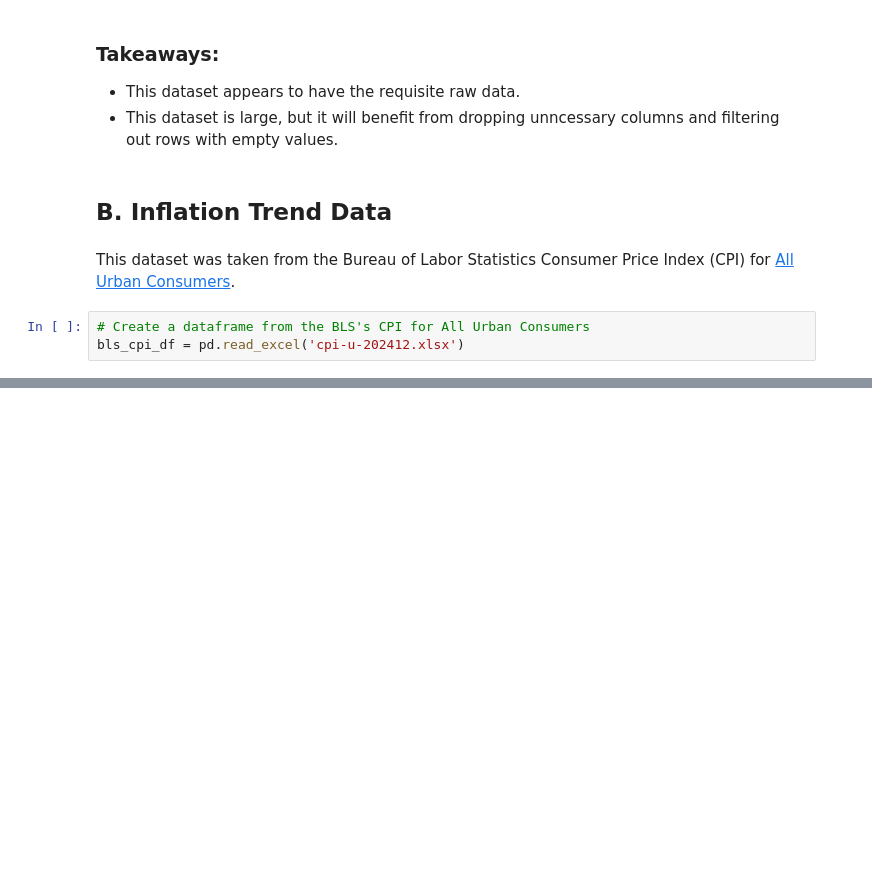
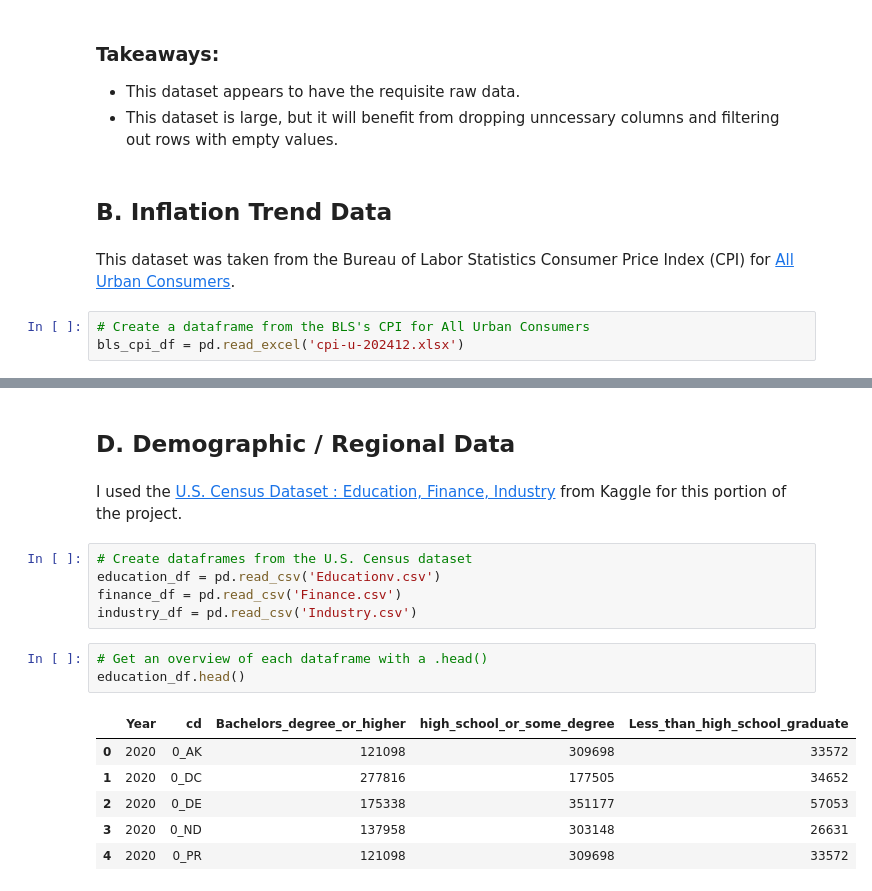
Before and after one commit to bradleytkay/Q1-2025-data-analysis-project-challenge, a Jupyter notebook: Q1-2025-step-1-data-collection-and-setup.ipynb, the cells around one changed output, grey strips where cells are left out. Saved outputs shown, nothing was run; the diff lists cells and outputs as text; blank space fills up the shorter version.

```diff
--- a/Q1-2025-step-1-data-collection-and-setup.ipynb
+++ b/Q1-2025-step-1-data-collection-and-setup.ipynb
@@ -79,0 +120,19 @@ bls_cpi_df.head()
+# %% [markdown]
+## D. Demographic / Regional Data
+# %% [markdown]
+I used the [U.S. Census Dataset : Education, Finance, Industry](https://www.kaggle.com/datasets/mittvin/u-s-census-dataset-education-finance-industry) from Kaggle for this portion of the project.
+# %%
+# Create dataframes from the U.S. Census dataset
+education_df = pd.read_csv('Educationv.csv')
+finance_df = pd.read_csv('Finance.csv')
+industry_df = pd.read_csv('Industry.csv')
+# %%
+# Get an overview of each dataframe with a .head()
+education_df.head()
+# %% [output]
+|  | Year | cd | Bachelors_degree_or_higher | high_school_or_some_degree | Less_than_high_school_graduate |
+| 0 | 2020 | 0_AK | 121098 | 309698 | 33572 |
+| 1 | 2020 | 0_DC | 277816 | 177505 | 34652 |
+| 2 | 2020 | 0_DE | 175338 | 351177 | 57053 |
+| 3 | 2020 | 0_ND | 137958 | 303148 | 26631 |
+| 4 | 2020 | 0_PR | 121098 | 309698 | 33572 |
```
Also changed, not shown: parts of 13 cells of this notebook.
